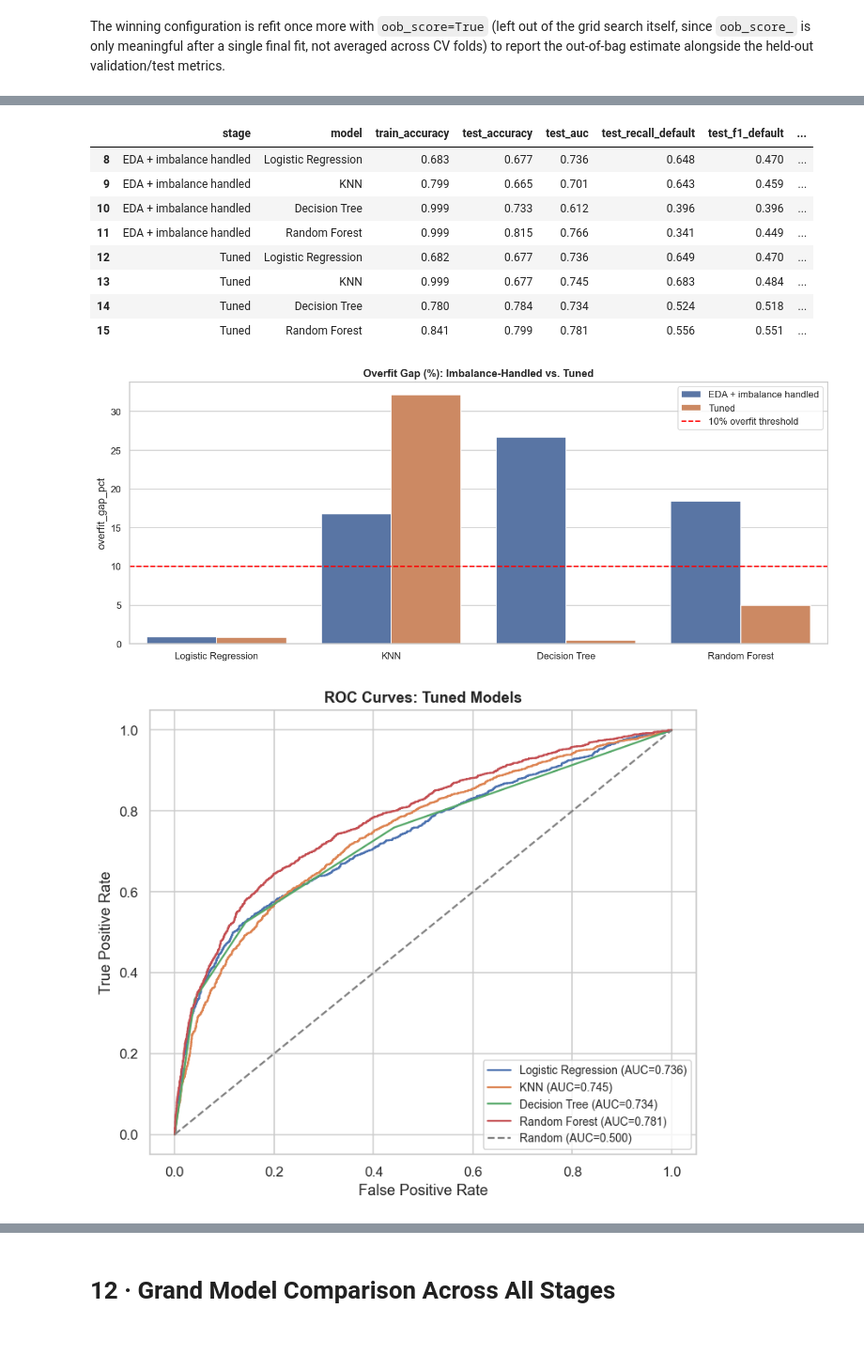
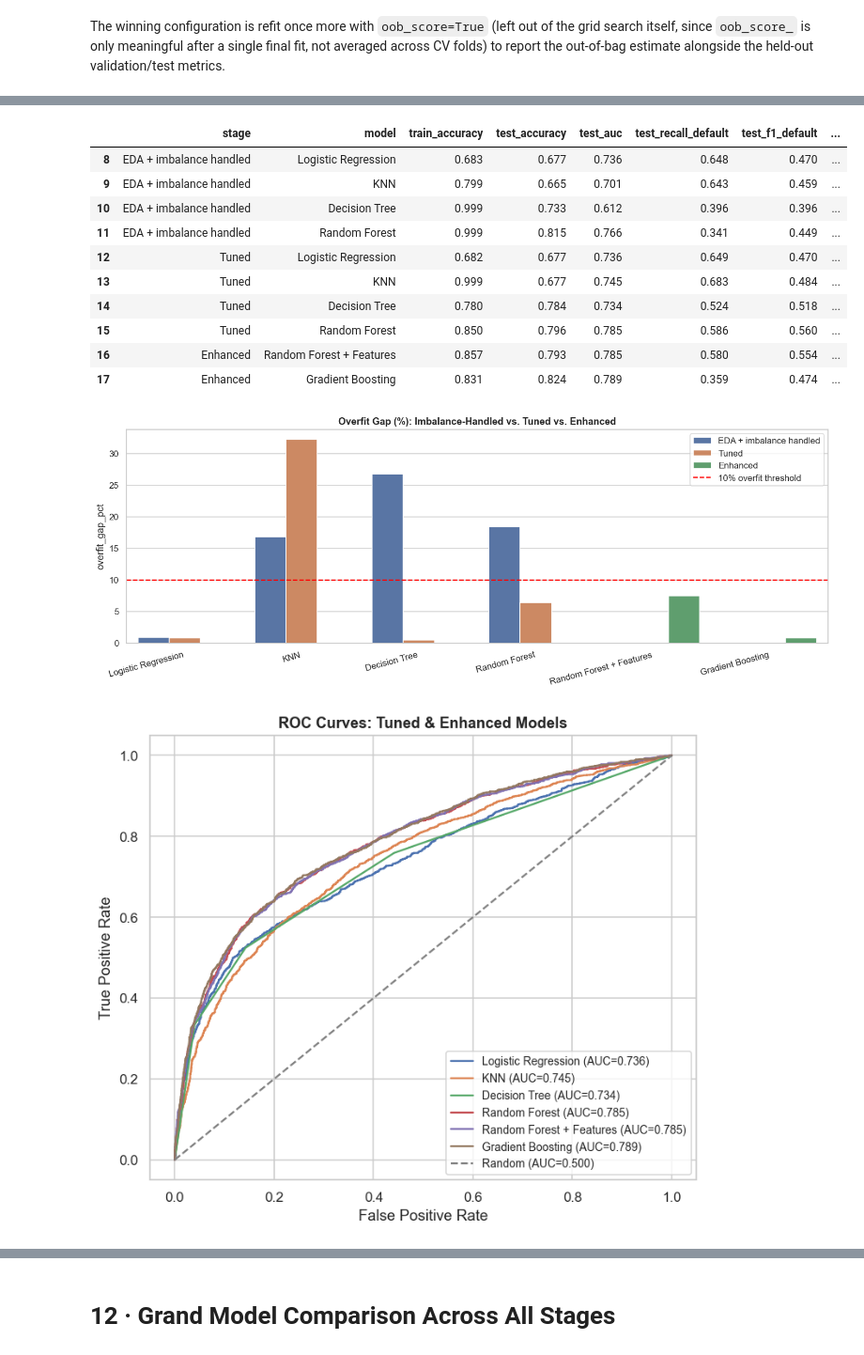
Before and after one commit to Vignnite/Esemble-ability-of-supervised-models, a Jupyter notebook: Random_Forest_case_study/credit_Card_defaulter_rf_case_study.ipynb, the cells around one changed output, grey strips where cells are left out. Shown at 94% size. Drawn from its saved outputs; the diff is of its cells as text; code cells hidden in the pictures.

```diff
--- a/Random_Forest_case_study/credit_Card_defaulter_rf_case_study.ipynb
+++ b/Random_Forest_case_study/credit_Card_defaulter_rf_case_study.ipynb
@@ -1716,6 +1720,7 @@ forest_param_grid = {
     "model__max_depth": [None, 10, 20],
     "model__min_samples_split": [2, 5],
     "model__min_samples_leaf": [1, 2],
+    "model__ccp_alpha": [0.0, 0.0005, 0.001],
 }
 forest_grid = GridSearchCV(
     build_pipeline(RandomForestClassifier(random_state=RANDOM_STATE, class_weight="balanced", bootstrap=True)),
@@ -1782,0 +1962,25 @@ Overfit gap after tuning: 4.97% (OK)
+# %%
+from sklearn.ensemble import GradientBoostingClassifier
+
+gbm_param_grid = {
+    "model__n_estimators": [100, 200],
+    "model__learning_rate": [0.05, 0.1],
+    "model__max_depth": [2, 3, 4],
+}
+gbm_grid = GridSearchCV(
+    build_enhanced_pipeline(GradientBoostingClassifier(random_state=RANDOM_STATE)),
+    param_grid=gbm_param_grid, cv=5, scoring="f1_macro", n_jobs=-1,
+)
+gbm_grid.fit(X_train_enh, y_train_enh)
+tuned_gbm = gbm_grid.best_estimator_
+
+print(f"Best params: {gbm_grid.best_params_}")
+print(f"Best CV f1_macro: {gbm_grid.best_score_:.4f}")
+
+gbm_train = evaluate(tuned_gbm, X_train_enh, y_train_enh)
+gbm_val = evaluate(tuned_gbm, X_val_enh, y_val_enh)
+gbm_test = evaluate(tuned_gbm, X_test_enh, y_test_enh)
+gbm_gap, gbm_verdict = overfit_gap(gbm_train, gbm_test)
+print_full_report("Gradient Boosting (Enhanced Features)", gbm_test, y_test_enh, gbm_train, gbm_gap, gbm_verdict)
+print(f"Validation accuracy: {gbm_val['accuracy']:.4f} | Validation AUC: {gbm_val['auc']:.4f}")
+model_comparison_rows.append(comparison_row("Enhanced", "Gradient Boosting", gbm_train, gbm_test, gbm_gap, gbm_verdict, {"best_params": str(gbm_grid.best_params_)}))
@@ -1785,6 +2030,6 @@ Overfit gap after tuning: 4.97% (OK)
 # %%
 stage_df = pd.DataFrame(model_comparison_rows)
-tuned_stage_df = stage_df[stage_df["stage"].isin(["EDA + imbalance handled", "Tuned"])]
+tuned_stage_df = stage_df[stage_df["stage"].isin(["EDA + imbalance handled", "Tuned", "Enhanced"])]
 display(tuned_stage_df[[
     "stage", "model", "train_accuracy", "test_accuracy", "test_auc",
     "test_recall_default", "test_f1_default", "overfit_gap_pct", "verdict",
@@ -1798,24 +2043,33 @@ display(tuned_stage_df[[
 | 12 | Tuned | Logistic Regression | 0.682 | 0.677 | 0.736 | 0.649 | 0.470 | ... |
 | 13 | Tuned | KNN | 0.999 | 0.677 | 0.745 | 0.683 | 0.484 | ... |
 | 14 | Tuned | Decision Tree | 0.780 | 0.784 | 0.734 | 0.524 | 0.518 | ... |
-| 15 | Tuned | Random Forest | 0.841 | 0.799 | 0.781 | 0.556 | 0.551 | ... |
+| 15 | Tuned | Random Forest | 0.850 | 0.796 | 0.785 | 0.586 | 0.560 | ... |
+| 16 | Enhanced | Random Forest + Features | 0.857 | 0.793 | 0.785 | 0.580 | 0.554 | ... |
+| 17 | Enhanced | Gradient Boosting | 0.831 | 0.824 | 0.789 | 0.359 | 0.474 | ... |
 # %%
-fig, ax = plt.subplots(figsize=(12, 5))
+fig, ax = plt.subplots(figsize=(13, 5))
 sns.barplot(data=tuned_stage_df, x="model", y="overfit_gap_pct", hue="stage", ax=ax)
 ax.axhline(OVERFIT_THRESHOLD_PCT, color="red", linestyle="--", label=f"{OVERFIT_THRESHOLD_PCT:.0f}% overfit threshold")
-ax.set_title("Overfit Gap (%): Imbalance-Handled vs. Tuned")
+ax.set_title("Overfit Gap (%): Imbalance-Handled vs. Tuned vs. Enhanced")
 ax.set_xlabel("")
+plt.xticks(rotation=15, ha="right")
 ax.legend()
 plt.tight_layout()
 plt.show()
 
 plot_roc_overlay(
-    {"Logistic Regression": tuned_logistic, "KNN": tuned_knn, "Decision Tree": tuned_tree, "Random Forest": tuned_forest},
-    {"Logistic Regression": X_test, "KNN": X_test, "Decision Tree": X_test, "Random Forest": X_test},
-    yc_test, "ROC Curves: Tuned Models",
+    {
+        "Logistic Regression": tuned_logistic, "KNN": tuned_knn, "Decision Tree": tuned_tree,
+        "Random Forest": tuned_forest, "Random Forest + Features": enhanced_forest, "Gradient Boosting": tuned_gbm,
+    },
+    {
+        "Logistic Regression": X_test, "KNN": X_test, "Decision Tree": X_test,
+        "Random Forest": X_test, "Random Forest + Features": X_test_enh, "Gradient Boosting": X_test_enh,
+    },
+    yc_test, "ROC Curves: Tuned & Enhanced Models",
 )
 # %% [output]
-[figure, old version]
+[figure, new version]
-[figure, old version]
+[figure, new version]
 # %%
 tuning_summary_text = (
```
Also changed, not shown: parts of 40 cells of this notebook.
